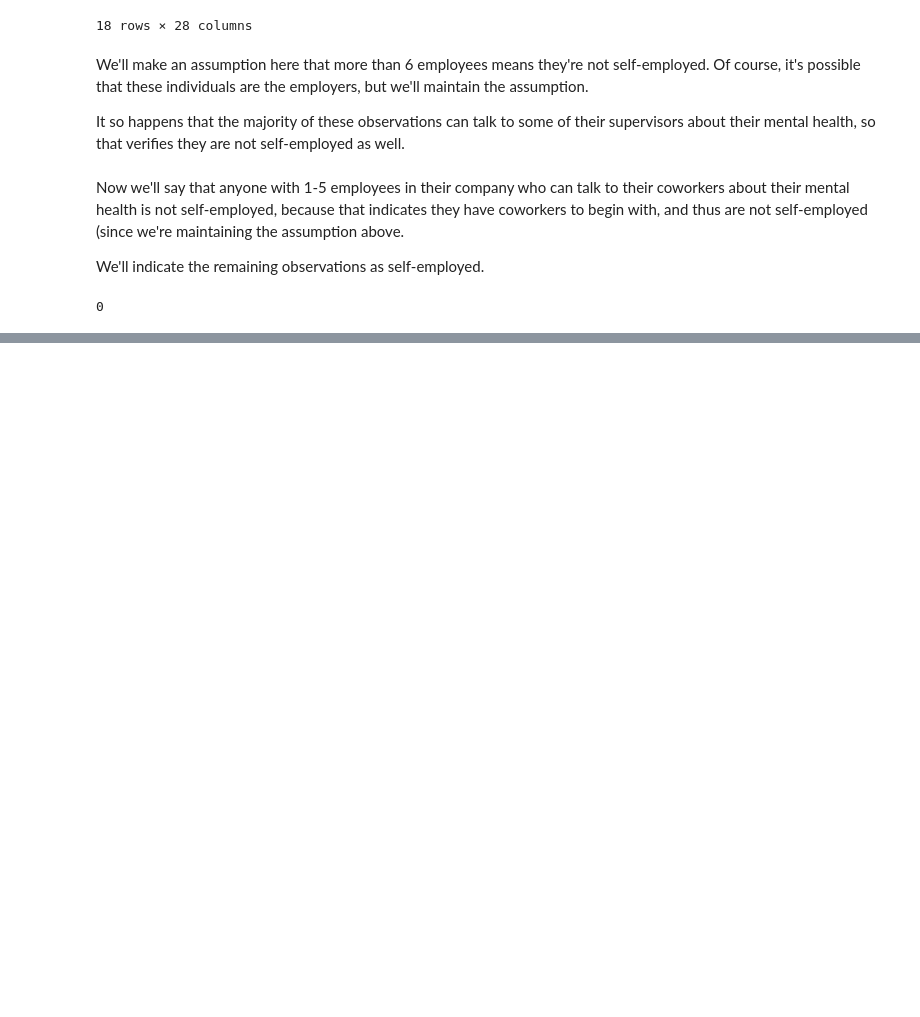
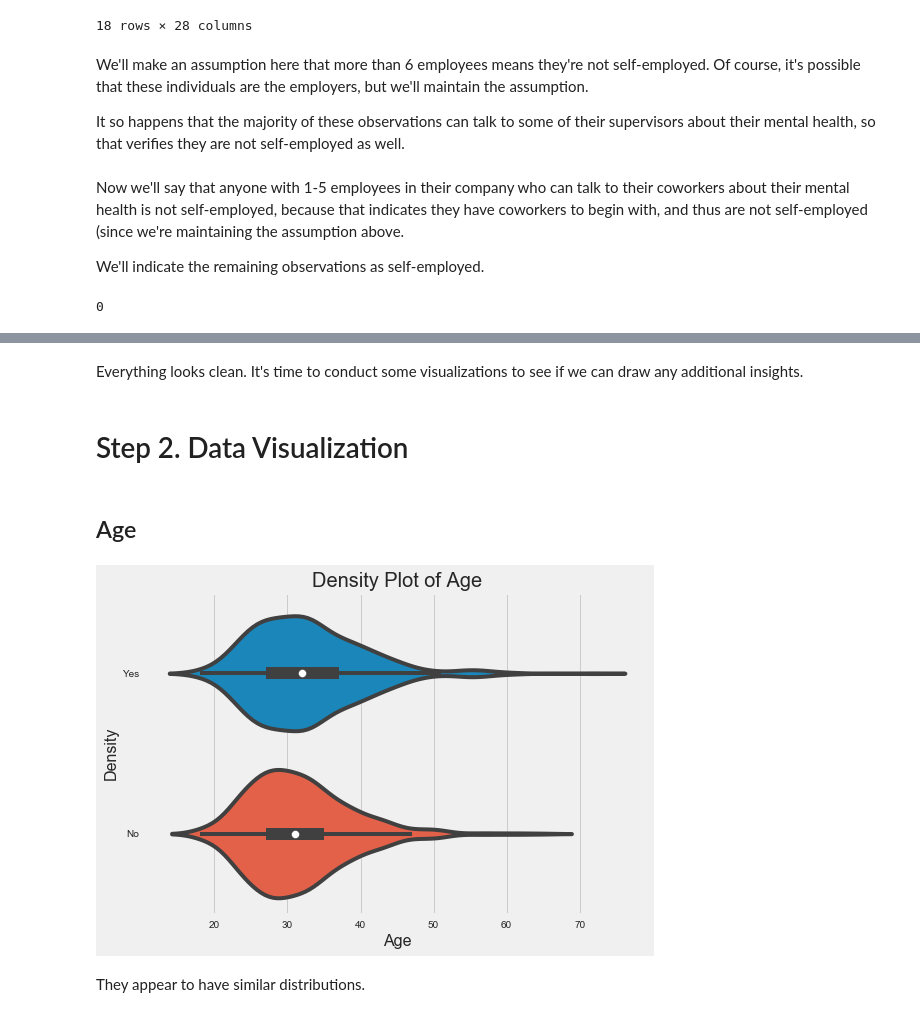
Before and after one commit to Carl-Lejerskar/Stats131Project, a Jupyter notebook: Final Project Notebook.ipynb, the cells around one changed output, grey strips where cells are left out. Saved outputs shown, nothing was run; the diff lists cells and outputs as text; code cells hidden in the pictures; blank space fills up the shorter version.

```diff
--- a/Final Project Notebook.ipynb
+++ b/Final Project Notebook.ipynb
@@ -254,0 +260,3 @@ The above code confirms
+# %%
+df.drop('state', axis = 'columns', inplace=True)
+print(df.shape)
@@ -254,0 +325,17 @@ The above code confirms
+# %% [markdown]
+Everything looks clean. It's time to conduct some visualizations to see if we can draw any additional insights.
+# %% [markdown]
+# Step 2. Data Visualization
+# %% [markdown]
+## Age
+# %%
+style.use('fivethirtyeight')
+sns.violinplot(x = 'Age', y = 'treatment', data = df)
+plt.title('Density Plot of Age', fontsize = 20)
+plt.ylabel('Density', fontsize = 16)
+plt.xlabel('Age', fontsize = 16)
+plt.show()
+# %% [output]
+[figure, added]
+# %% [markdown]
+They appear to have similar distributions.
```
Also changed, not shown: parts of 9 cells of this notebook.
